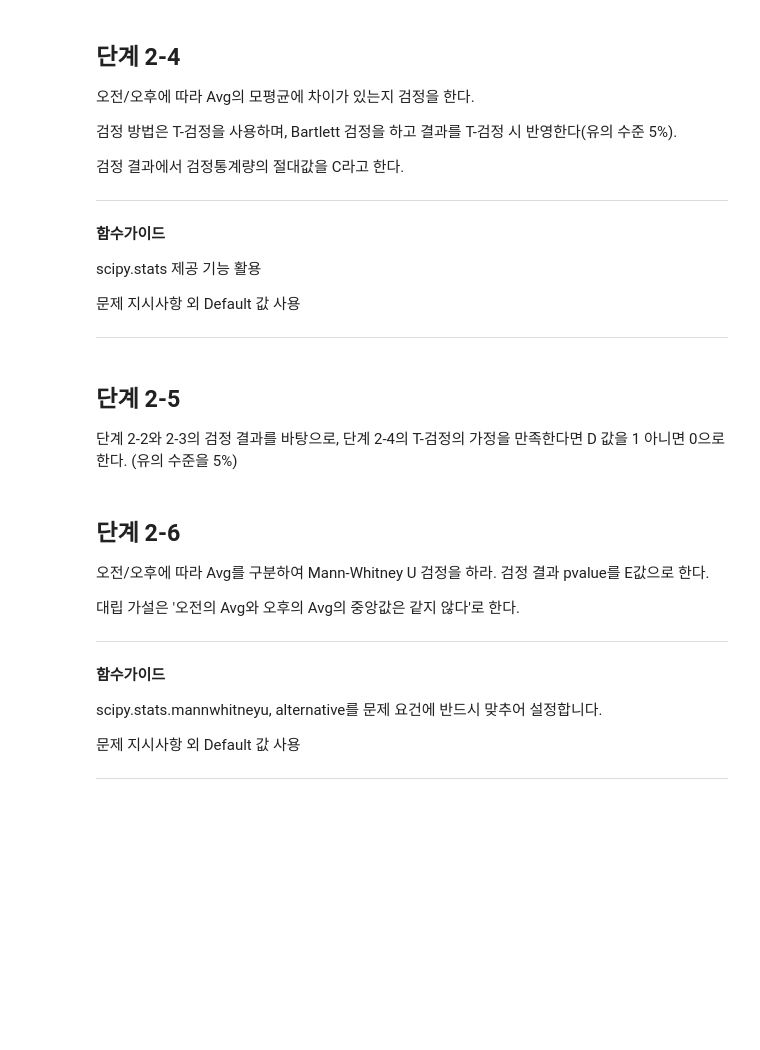
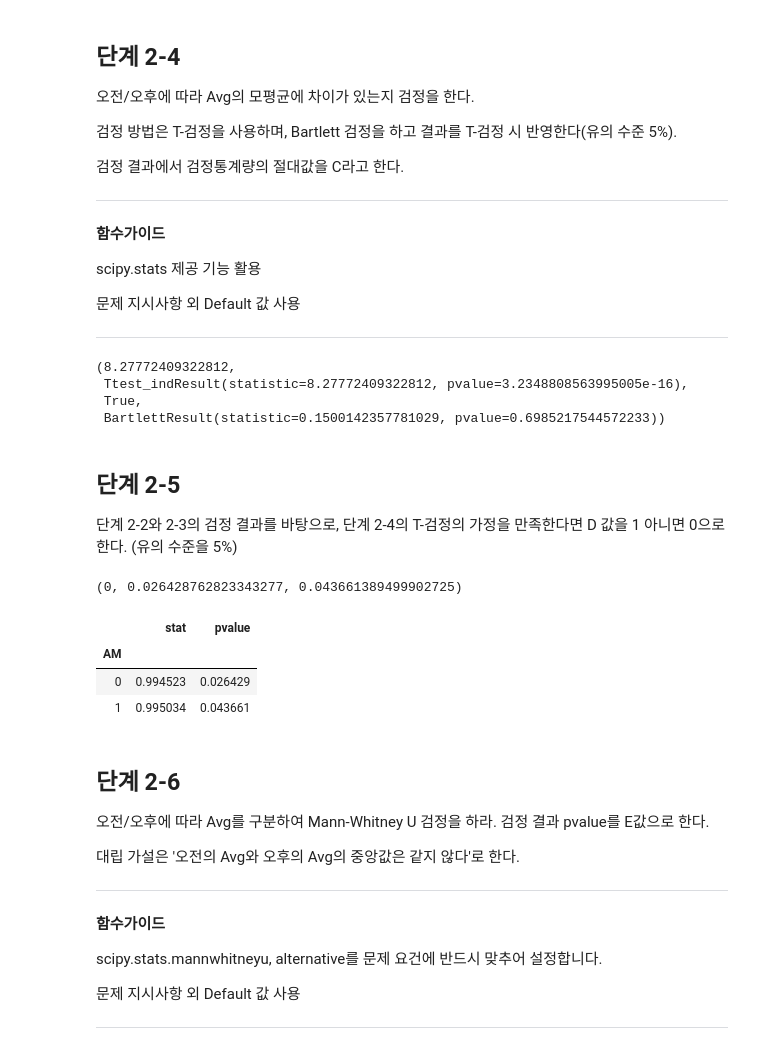
Before and after one commit to sunkusun9/DS_lv3_2603_2, a Jupyter notebook: sec_ds_lv3_prob3_prob.ipynb, the cells around one changed output. Saved outputs shown, nothing was run; the diff lists cells and outputs as text; code cells hidden in the pictures; blank space fills up the shorter version.

```diff
--- a/sec_ds_lv3_prob3_prob.ipynb
+++ b/sec_ds_lv3_prob3_prob.ipynb
@@ -831,0 +957,10 @@ Hint] 최종 1233개 행만 남는다.
+# %%
+df_prob2 = df_basetable1.loc[
+    (df_basetable1[['Weekend_yn', 'Holiday_yn']] == 0).all(axis=1)
+]
+df_prob2 = df_prob2.loc[(
+        df_prob2['Hour'].between(8, 11) |
+        df_prob2['Hour'].between(13, 16)
+    ) & (df_prob2['Avg'] >= 130)
+]
+df_prob2.shape
@@ -867,10 +1024,48 @@ scipy.stats 제공 기능 활용
 문제 지시사항 외 Default 값 사용
 
 ---
+# %%
+# ttest_1samp:  H0: mu = a, H1: mu ≠ a left: <, right: > , ≠: two-sided
+# * ttest_ind: H0: mu_1 = mu_2, H1: mu_1 ≠ mu_2   두 모집단의 상관관계가 없습니다. 등분산 / 이분산 => bartlett
+# ttest_rel: paired,  H0: mu = mu', H1: mu ≠ mu'  두 모집단의 Pair를 이루는 관계가 있다면, Ex) 고혈압 약 먹기 전과 후의 혈압과 약복용간의  연관성
+from scipy.stats import ttest_ind, bartlett
+
+result_bart = bartlett(
+    df_prob2.loc[df_prob2['AM'] == 0, 'Avg'],
+    df_prob2.loc[df_prob2['AM'] == 1, 'Avg']
+)
+equal_var_bart = result_bart.pvalue >= 0.05 # Bartlett 검정을 하고 결과를 T-검정 시 반영한다(유의 수준 5%).
+result_2_4 = ttest_ind(
+    df_prob2.loc[df_prob2['AM'] == 0, 'Avg'],
+    df_prob2.loc[df_prob2['AM'] == 1, 'Avg'], equal_var = equal_var_bart
+)
+
+# 검정 결과에서 검정통계량의 절대값을 C
+C = abs(result_2_4.statistic)
+C, result_2_4, equal_var_bart, result_bart
+# %% [output]
+(8.27772409322812,
+ Ttest_indResult(statistic=8.27772409322812, pvalue=3.2348808563995005e-16),
+ True,
+ BartlettResult(statistic=0.1500142357781029, pvalue=0.6985217544572233))
 # %% [markdown]
 ## 단계 2-5
 
 단계 2-2와 2-3의 검정 결과를 바탕으로, 단계 2-4의 T-검정의 가정을 만족한다면 D 값을 1 아니면 0으로 한다. (유의 수준을 5%)
+# %%
+D = 1 if (A >= 0.05) and (B >= 0.05) else 0
+D, A, B
+# %% [output]
+(0, 0.026428762823343277, 0.043661389499902725)
+# %%
+df_prob2.groupby('AM')['Avg'].apply(
+    lambda x: pd.Series(shapiro(x), index = ['stat', 'pvalue'])
+).unstack()
+# %% [output]
+|  | stat | pvalue |
+| AM |  |  |
+| 0 | 0.994523 | 0.026429 |
+| 1 | 0.995034 | 0.043661 |
 # %% [markdown]
 ## 단계 2-6
 
```
Also changed, not shown: parts of 86 cells of this notebook.
